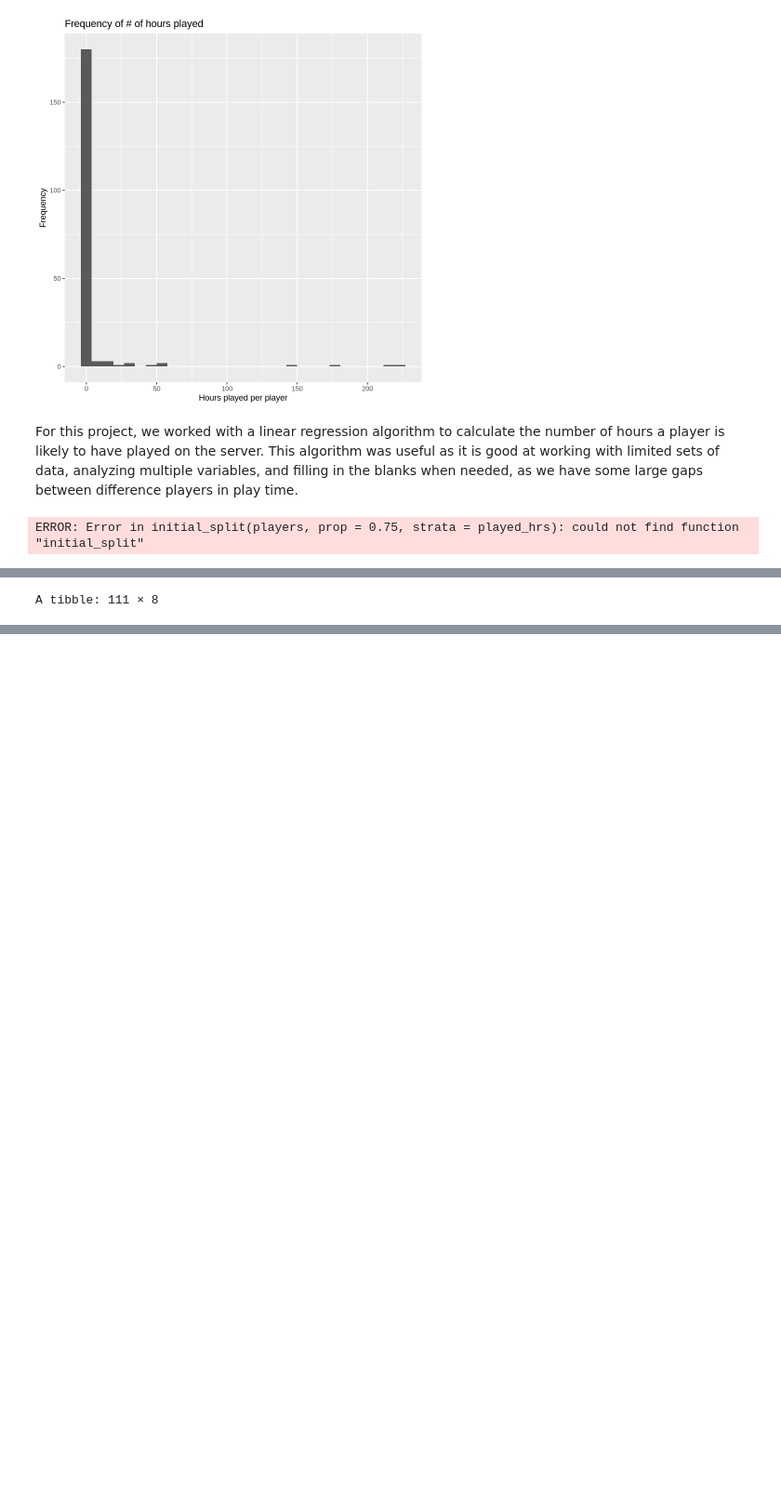
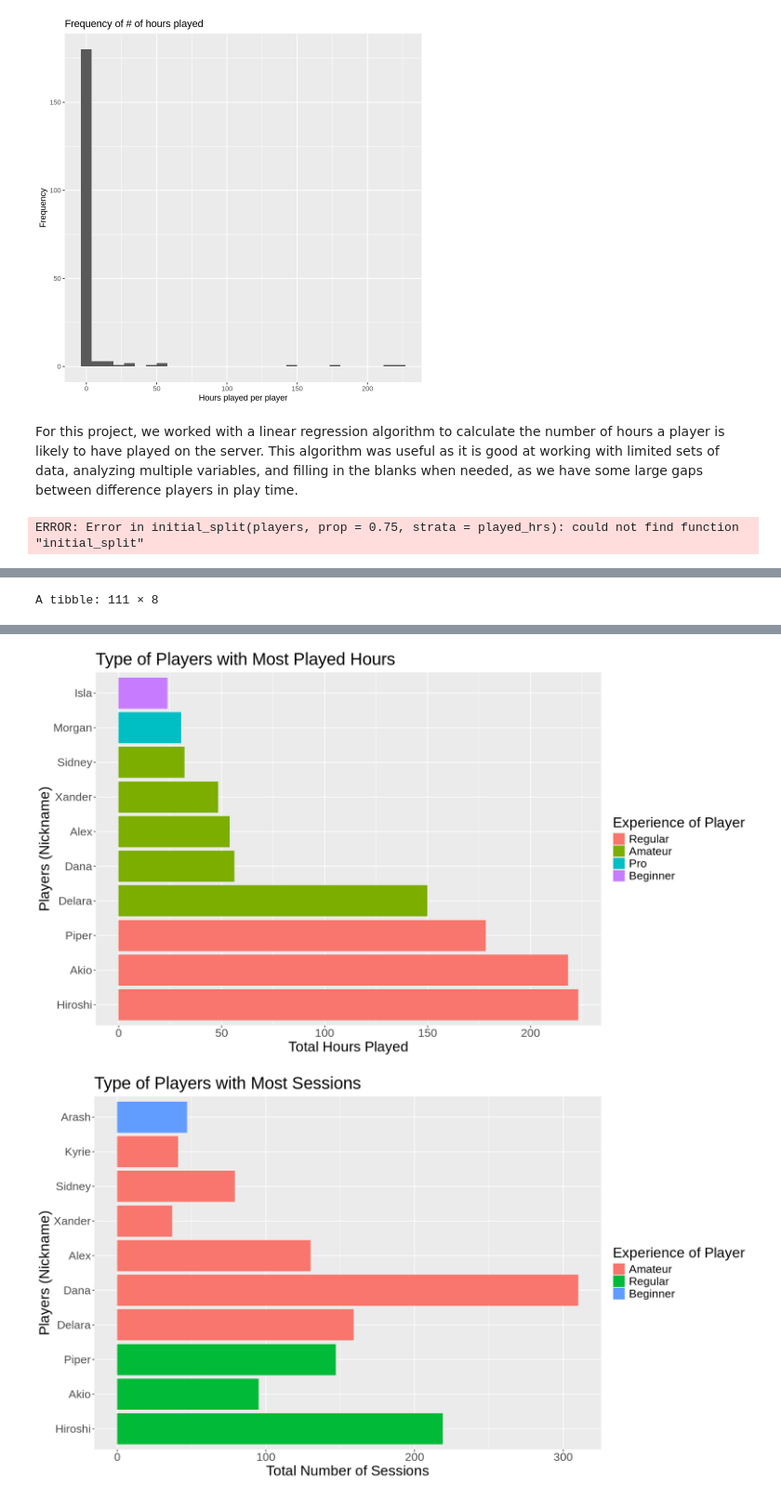
Before and after one commit to H-Isabelle/dsci100-group-project, a Jupyter notebook: FinalReportDraft.ipynb, the cells around one changed output, grey strips where cells are left out. Shown at 93% size. Drawn from its saved outputs; the diff is of its cells as text; code cells hidden in the pictures; blank space fills up the shorter version.

Commit message:
Added bar graphs related to the top 10 most active players (by session and by played hours).

```diff
--- a/FinalReportDraft.ipynb
+++ b/FinalReportDraft.ipynb
@@ -66,6 +66,34 @@ arrange(-sessions)
 
 players <- left_join(players, sessions_per_player, by = "hashedEmail")
 players #final dataset made of both players.csv + wrangled session.csv
+
+#top 10 players with most sessions
+top_10_sessions <- players |>
+arrange(-sessions) |>
+slice(1:10)
+#top_10_sessions
+
+#top 10 players with most played hours
+top_10_hours <- players |>
+arrange(-played_hours) |>
+slice(1:10)
+#top_10_hours
+
+#Some visualisations
+options(repr.plot.width = 14, repr.plot.height = 8)
+#Type of Player with Most Played Hours Graph
+ggplot(top_10_hours, aes(x = played_hours, y = fct_reorder(name, played_hours, .desc = TRUE), fill = as_factor(experience))) +
+geom_bar(stat = "identity") +
+labs(x = "Total Hours Played",  y = "Players (Nickname)", fill = "Experience of Player") +
+ggtitle("Type of Players with Most Played Hours") +
+theme(text = element_text(size = 20))
+
+#Type of Players with Most Sessions Graph
+ggplot(top_10_sessions, aes(x = sessions, y = fct_reorder(name, played_hours, .desc = TRUE), fill = as_factor(experience))) + #sort by hours for easy comparision
+geom_bar(stat = "identity") +
+labs(x = "Total Number of Sessions",  y = "Players (Nickname)", fill = "Experience of Player") +
+ggtitle("Type of Players with Most Sessions") +
+theme(text = element_text(size = 20))
 # %% [output]
 Rows: 196 Columns: 9
 ── Column specification ────────────────────────────────────────────────────────
@@ -76,30 +104,32 @@ lgl (3): subscribe, individualId, organizationName
 
 ℹ Use `spec()` to retrieve the full column specification for this data.
 ℹ Specify the column types or set `show_col_types = FALSE` to quiet this message.
 Rows: 1535 Columns: 5
 ── Column specification ────────────────────────────────────────────────────────
 Delimiter: ","
 chr (3): hashedEmail, start_time, end_time
 dbl (2): original_start_time, original_end_time
 
 ℹ Use `spec()` to retrieve the full column specification for this data.
 ℹ Specify the column types or set `show_col_types = FALSE` to quiet this message.
 A tibble: 111 × 8
 | experience | subscribe | hashedEmail | played_hours | name | gender | age | sessions |
 | <chr> | <lgl> | <chr> | <dbl> | <chr> | <chr> | <dbl> | <int> |
 | Pro | TRUE | f6daba428a5e19a3d47574858c1355049... | 30.3 | Morgan | Male | 9 | 27 |
 | Veteran | TRUE | f3c813577c458ba0dfef80996f8f32c93... | 3.8 | Christian | Male | 17 | 3 |
 | Amateur | TRUE | 23fe711e0e3b77f1da7aa221ab1192afe... | 0.7 | Flora | Female | 21 | 1 |
 | Regular | TRUE | 7dc01f10bf20671ecfccdac23812b1b41... | 0.1 | Kylie | Male | 21 | 1 |
 | Amateur | TRUE | 8b71f4d66a38389b7528bb38ba6eb7115... | 0.1 | Natalie | Male | 17 | 1 |
 | Veteran | TRUE | 7a4686586d290c67179275c7c3dfb4ea0... | 1.6 | Lane | Female | 23 | 3 |
 | Beginner | TRUE | 4bed6f49b672974f706aa7f020b4f2902... | 1.5 | Sarah | Female | 25 | 1 |
 | Amateur | TRUE | 3caa832978e0596779f4ee7c686c4592f... | 0.2 | Thatcher | Male | 22 | 1 |
 | Amateur | TRUE | a175d4741dc84e6baf77901f6e8e0a06f... | 48.4 | Xander | Female | 17 | 37 |
 | Amateur | TRUE | ab1f44f93c3b828f55458971db393052d... | 0.5 | Marley | Male | 17 | 2 |
 | ... | ... | ... | ... | ... | ... | ... | ... |
 | Regular | FALSE | 8e98b6db2053af0bc0e62cd55bcea5a08... | 0.1 | Sam | Male | 18 | 1 |
 | Veteran | TRUE | ba24bebe588a34ac546f8559850c65bc9... | 0.1 | Gabriela | Female | 44 | 1 |
 | Veteran | FALSE | 71453e425f07d10da4fa2b349c83e73cc... | 0.3 | Pascal | Male | 22 | 1 |
 | Amateur | FALSE | f19e136ddde68f365afc860c725ccff54... | 2.3 | Harlow | Male | 17 | 6 |
 | Pro | TRUE | d9473710057f7d42f36570f0be83817a4... | 0.2 | Ahmed | Other | 91 | 1 |
+[figure, added]
+[figure, added]
```
